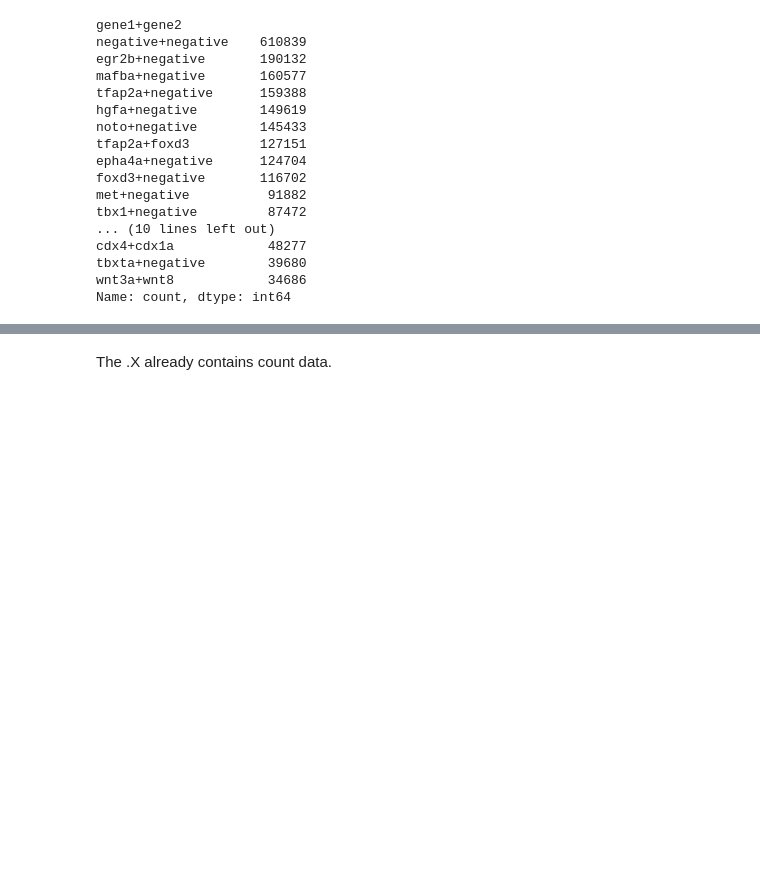
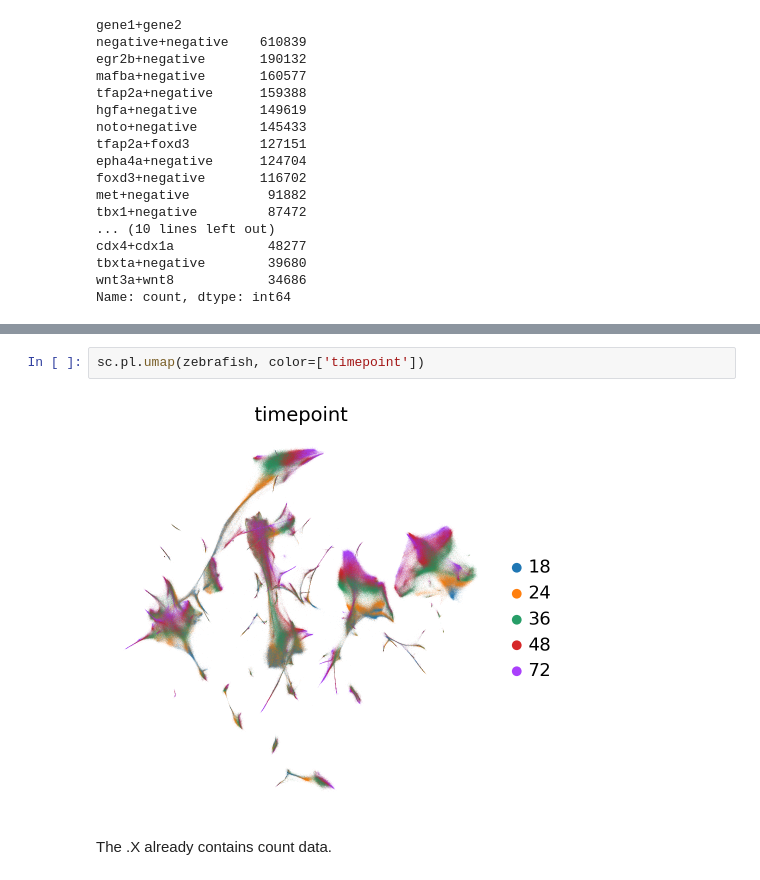
Before and after one commit to theislab/cellflow_reproducibility, a Jupyter notebook: notebooks/prepare_data/prepare_zebrafish.ipynb, the cells around one changed output, grey strips where cells are left out. Cells and saved outputs as stored; diff of their text form; blank space fills up the shorter version.

```diff
--- a/notebooks/prepare_data/prepare_zebrafish.ipynb
+++ b/notebooks/prepare_data/prepare_zebrafish.ipynb
@@ -97,3 +129,7 @@ sc.pl.umap(zebrafish, color=['gene_target', 'timepoint'])
+# %%
+sc.pl.umap(zebrafish, color=['timepoint'])
+# %% [output]
+[figure, added]
 # %% [markdown]
 The .X already contains count data.
 # %%
```
Also changed, not shown: parts of 76 cells of this notebook.
